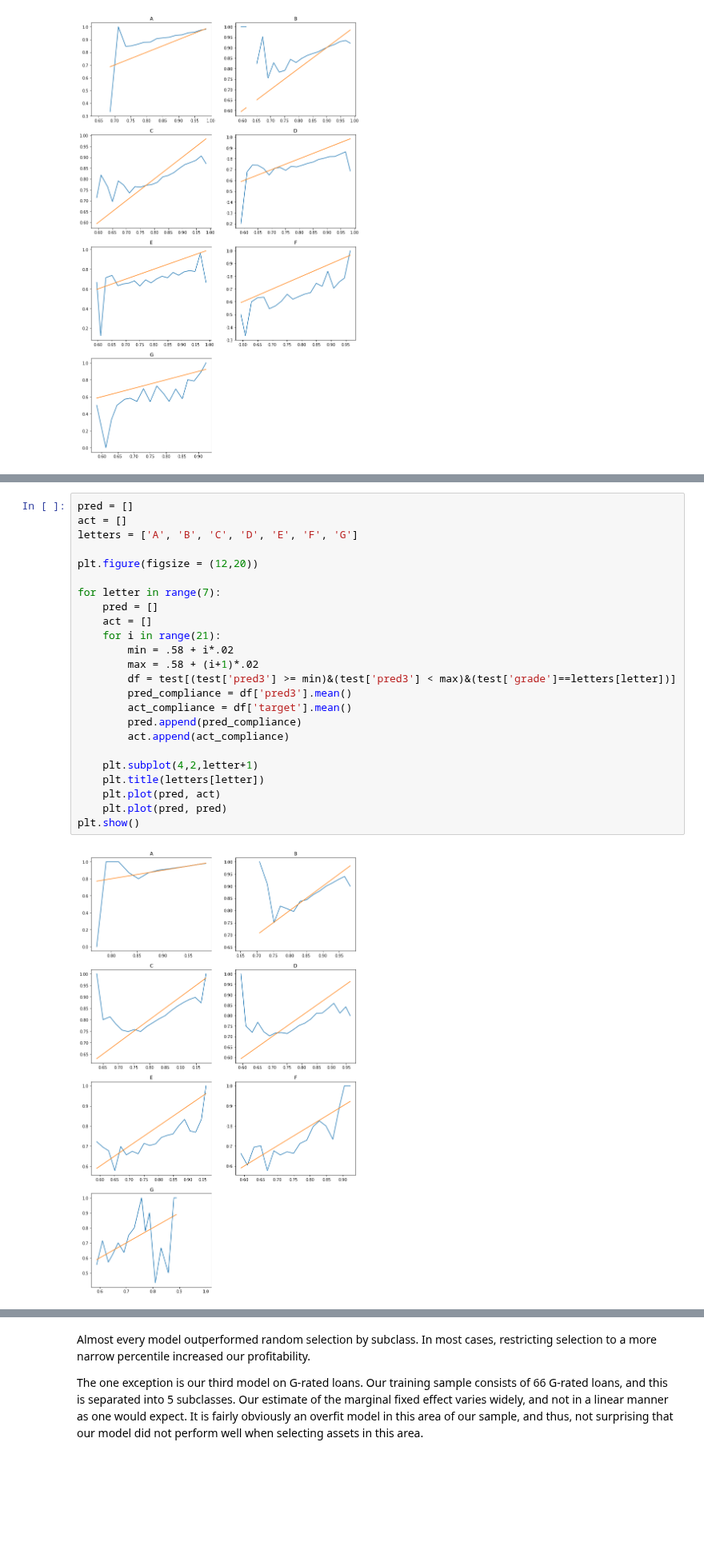
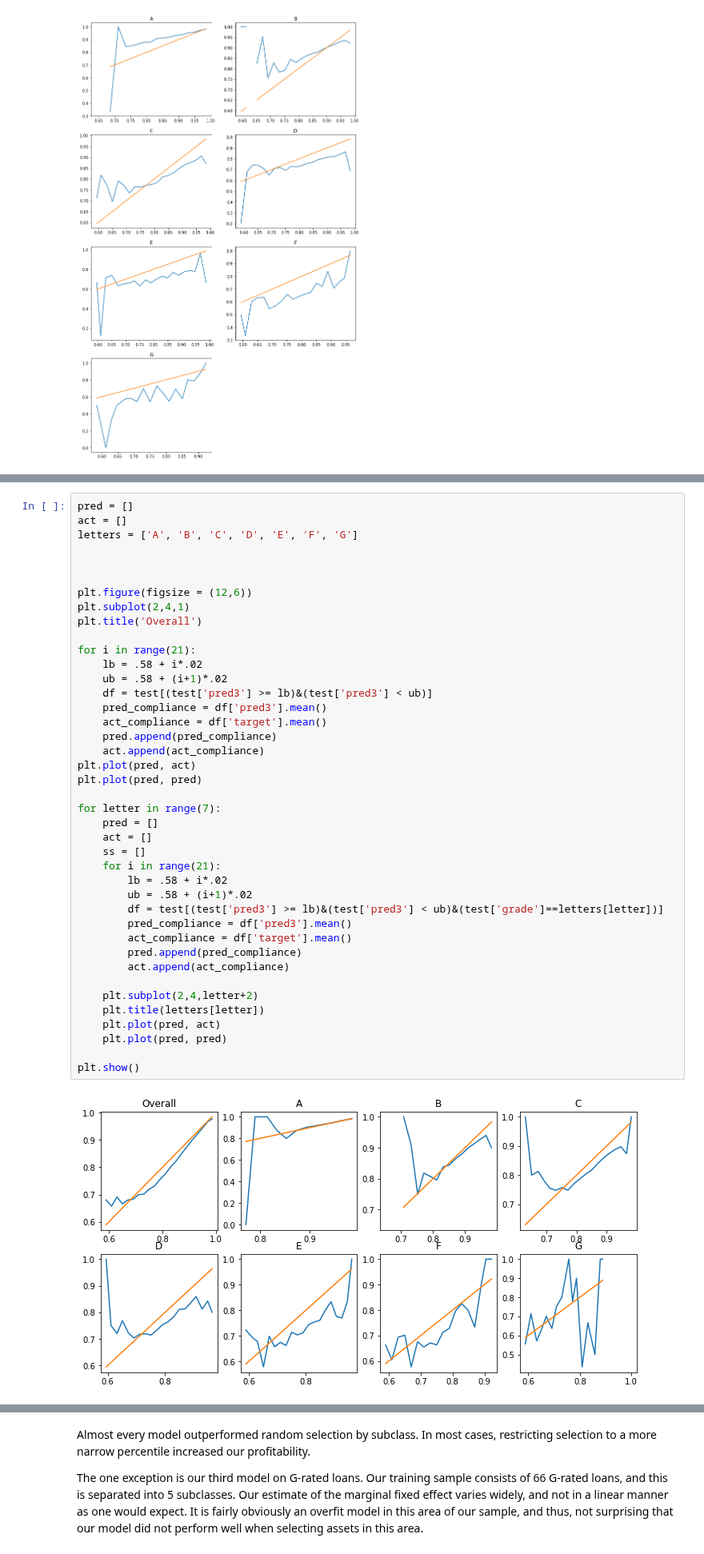
Before and after one commit to timcopelandoh/thinkful, a Jupyter notebook: Capstones and Projects/Capstone 3 - Modeling - Logistic Regression.ipynb, the cells around one changed output, grey strips where cells are left out. Shown at 80% size. Saved outputs shown, nothing was run; the diff lists cells and outputs as text; blank space fills up the shorter version.

Commit message:
Started class model code, cleaned up line graph visualization

```diff
--- a/Capstones and Projects/Capstone 3 - Modeling - Logistic Regression.ipynb
+++ b/Capstones and Projects/Capstone 3 - Modeling - Logistic Regression.ipynb
@@ -324,26 +325,43 @@ plt.show()
 # %%
 pred = []
 act = []
 letters = ['A', 'B', 'C', 'D', 'E', 'F', 'G']
 
-plt.figure(figsize = (12,20))
+
+
+plt.figure(figsize = (12,6))
+plt.subplot(2,4,1)
+plt.title('Overall')
+
+for i in range(21):
+    lb = .58 + i*.02
+    ub = .58 + (i+1)*.02
+    df = test[(test['pred3'] >= lb)&(test['pred3'] < ub)]
+    pred_compliance = df['pred3'].mean()
+    act_compliance = df['target'].mean()
+    pred.append(pred_compliance)
+    act.append(act_compliance)
+plt.plot(pred, act)
+plt.plot(pred, pred)
 
 for letter in range(7):
     pred = []
     act = []
+    ss = []
     for i in range(21):
-        min = .58 + i*.02
-        max = .58 + (i+1)*.02
-        df = test[(test['pred3'] >= min)&(test['pred3'] < max)&(test['grade']==letters[letter])]
+        lb = .58 + i*.02
+        ub = .58 + (i+1)*.02
+        df = test[(test['pred3'] >= lb)&(test['pred3'] < ub)&(test['grade']==letters[letter])]
         pred_compliance = df['pred3'].mean()
         act_compliance = df['target'].mean()
         pred.append(pred_compliance)
         act.append(act_compliance)
 
-    plt.subplot(4,2,letter+1)
+    plt.subplot(2,4,letter+2)
     plt.title(letters[letter])
     plt.plot(pred, act)
     plt.plot(pred, pred)
+
 plt.show()
 # %% [output]
-[figure, old version]
+[figure, new version]
```
Also changed, not shown: parts of 14 cells of this notebook, 2 other files.
